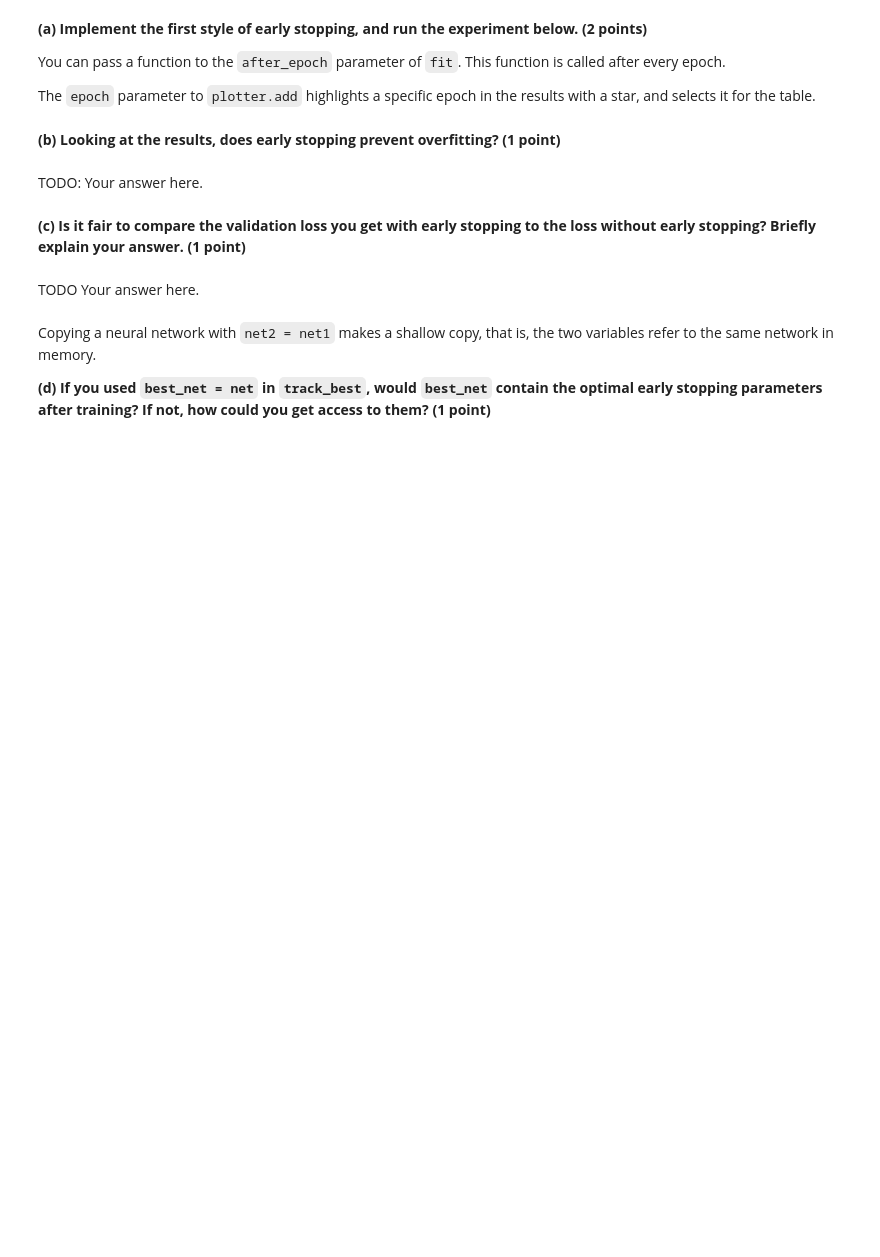
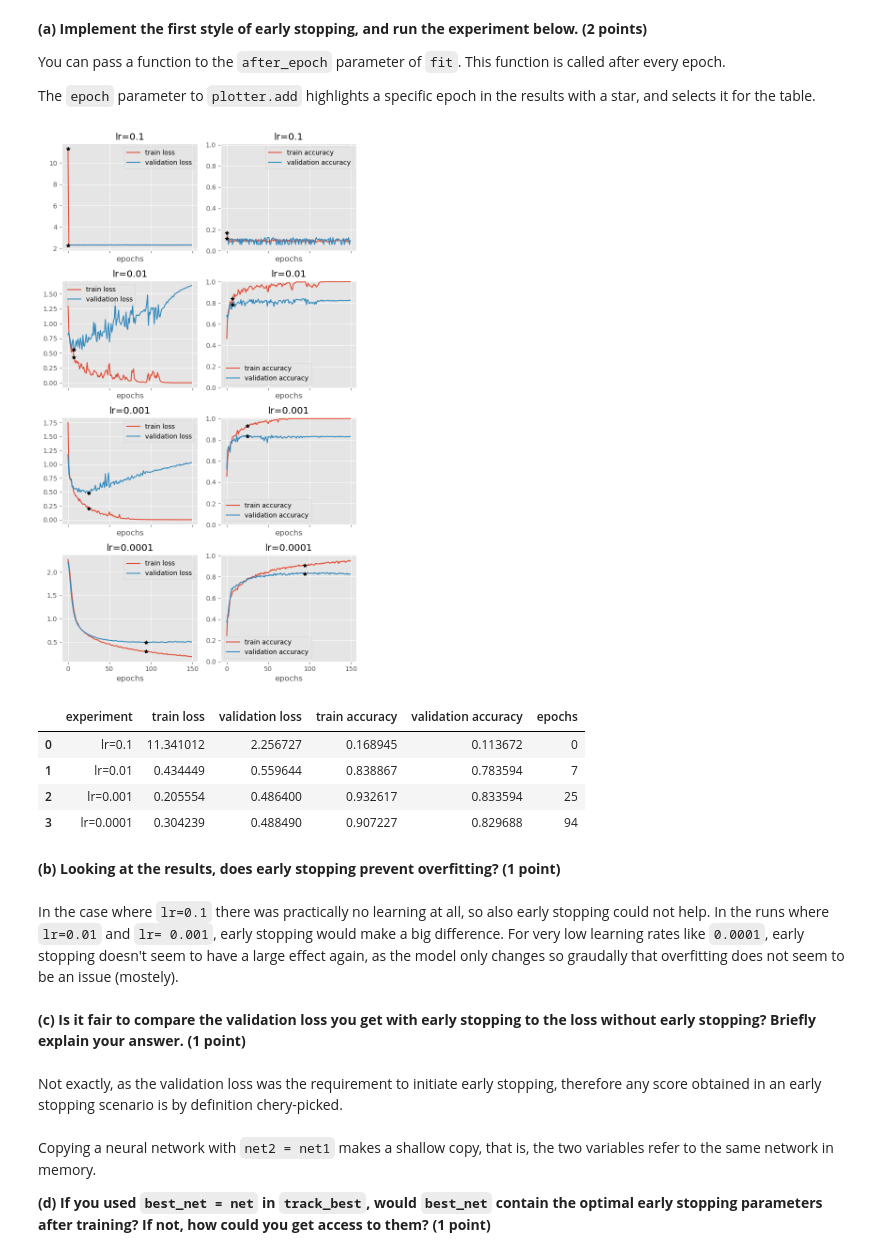
Before and after one commit to aschroede/RU-Deep-Learning, a Jupyter notebook: Assignment 3/dl-assignment-3.ipynb, the cells around one changed output. Saved outputs shown, nothing was run; the diff lists cells and outputs as text; code cells hidden in the pictures; blank space fills up the shorter version.

```diff
--- a/Assignment 3/dl-assignment-3.ipynb
+++ b/Assignment 3/dl-assignment-3.ipynb
@@ -498,41 +514,53 @@ You can pass a function to the `after_epoch` parameter of `fit`. This function i
 
 The `epoch` parameter to `plotter.add` highlights a specific epoch in the results with a star, and selects it for the table.
 # %%
+import copy
+
 plotter_early_stop = \
     HistoryPlotter(plots=[{'x': 'epochs', 'y': ['train loss', 'validation loss']},
                           {'x': 'epochs', 'y': ['train accuracy', 'validation accuracy']}],
                    table=['train loss', 'validation loss', 'train accuracy', 'validation accuracy', 'epochs'],
                    rows=4, cols=1)
 
 epochs = 150
 lr = 0.001
 lrs = [0.1, 0.01, 0.001, 0.0001]
 batch_size = 32
 
 for row, lr in enumerate(lrs):
     # the best network, epoch at which we found it, and stats
     best_net = None
     best_epoch = 0
     best_stats = {'train loss': torch.inf, 'validation loss': torch.inf, 'train accuracy': 0, 'validation accuracy': 0}
 
     def track_best(net, epoch, epoch_stats):
         global best_net, best_epoch, best_stats
-        # TODO: keep track of the best model
+        if epoch_stats['validation loss'] < best_stats['validation loss']:
+            best_net = copy.deepcopy(net)
+            best_epoch = epoch
+            best_stats = epoch_stats.copy()
 
     net = build_net()
     optimizer = torch.optim.Adam(net.parameters(), lr=lr)
     history_early_stop = fit(net, fashion_train, fashion_validation, optimizer=optimizer, epochs=epochs, batch_size=batch_size, after_epoch=track_best)
     plotter_early_stop.add(f'lr={lr}', history_early_stop, row=row, col=0, epoch=best_epoch)
 
 plotter_early_stop.done()
+# %% [output]
+[figure, added]
+|  | experiment | train loss | validation loss | train accuracy | validation accuracy | epochs |
+| 0 | lr=0.1 | 11.341012 | 2.256727 | 0.168945 | 0.113672 | 0 |
+| 1 | lr=0.01 | 0.434449 | 0.559644 | 0.838867 | 0.783594 | 7 |
+| 2 | lr=0.001 | 0.205554 | 0.486400 | 0.932617 | 0.833594 | 25 |
+| 3 | lr=0.0001 | 0.304239 | 0.488490 | 0.907227 | 0.829688 | 94 |
 # %% [markdown]
 **(b) Looking at the results, does early stopping prevent overfitting?<span style="float:right"> (1 point)</span>**
 # %% [markdown]
-TODO: Your answer here.
+In the case where `lr=0.1` there was practically no learning at all, so also early stopping could not help. In the runs where `lr=0.01` and `lr= 0.001`, early stopping would make a big difference. For very low learning rates like `0.0001`, early stopping doesn't seem to have a large effect again, as the model only changes so graudally that overfitting does not seem to be an issue (mostely).
 # %% [markdown]
 **(c) Is it fair to compare the validation loss you get with early stopping to the loss without early stopping? Briefly explain your answer.<span style="float:right"> (1 point)</span>**
 # %% [markdown]
-TODO Your answer here.
+Not exactly, as the validation loss was the requirement to initiate early stopping, therefore any score obtained in an early stopping scenario is by definition chery-picked.
 # %% [markdown]
 Copying a neural network with `net2 = net1` makes a shallow copy, that is, the two variables refer to the same network in memory.
 
```
Also changed, not shown: parts of 12 cells of this notebook.
